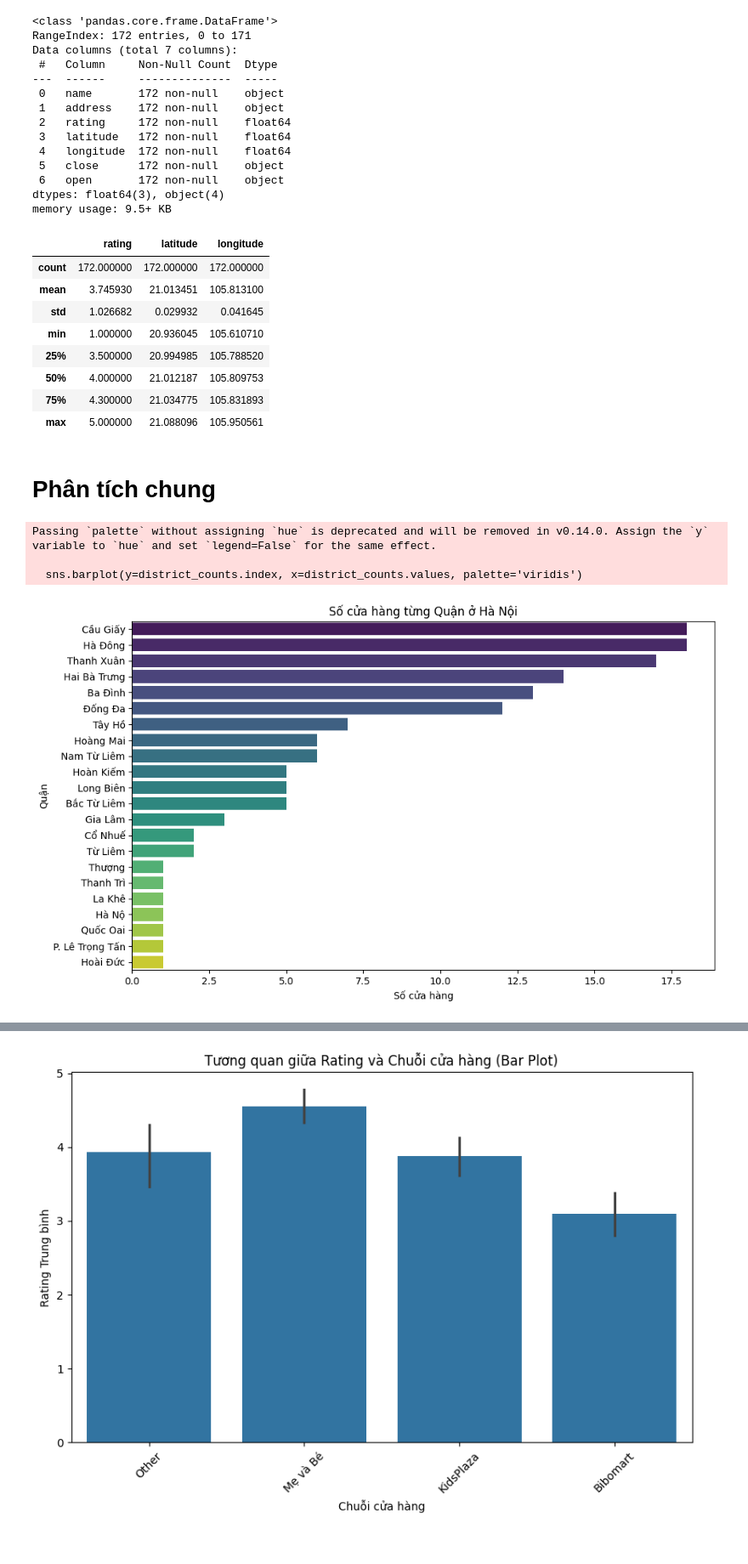
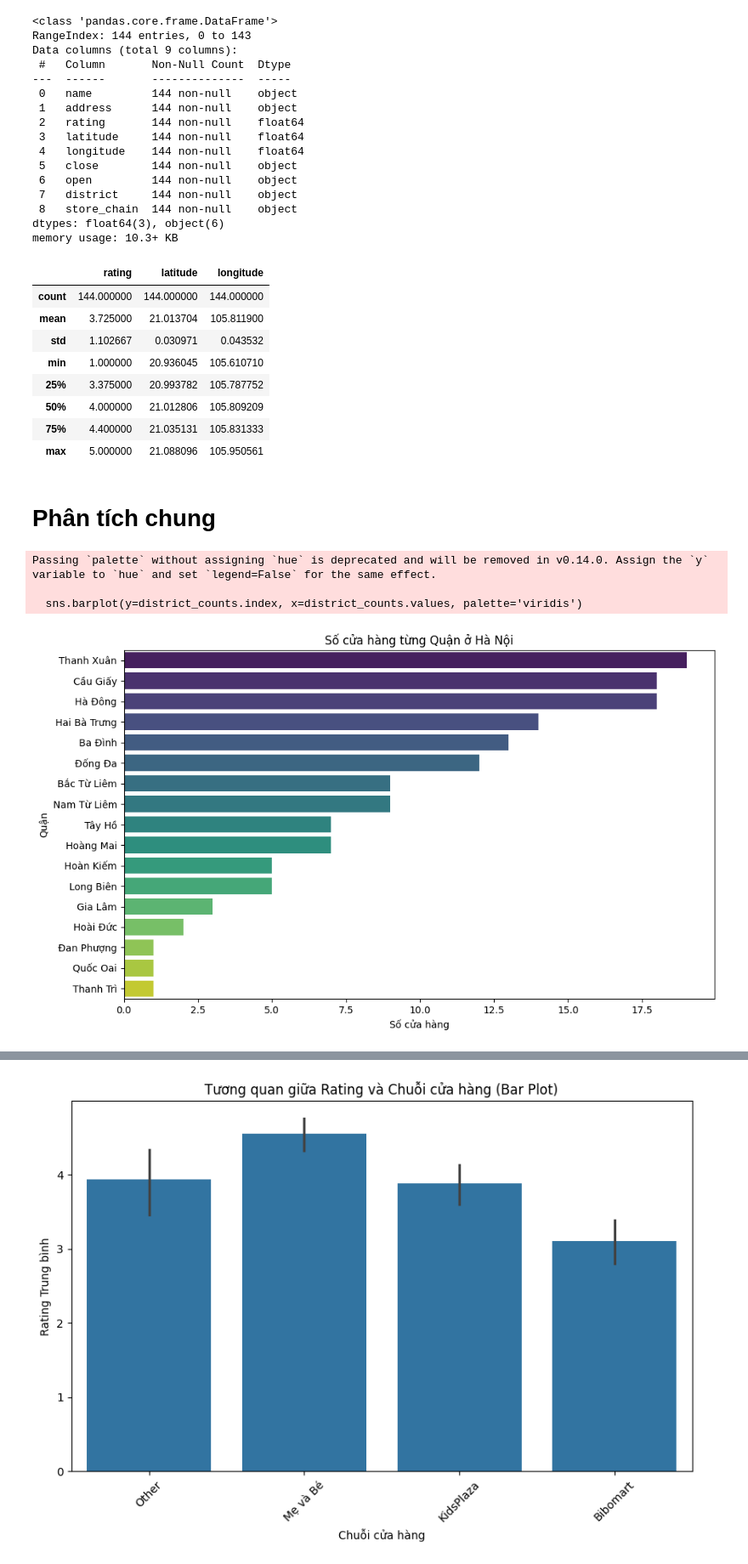
Before and after one commit to HoangLinh03-code/CDTN, a Jupyter notebook: Phan_tich_vi_tri.ipynb, the cells around one changed output, grey strips where cells are left out. Shown at 85% size. Saved outputs shown, nothing was run; the diff lists cells and outputs as text; code cells hidden in the pictures.

```diff
--- a/Phan_tich_vi_tri.ipynb
+++ b/Phan_tich_vi_tri.ipynb
@@ -22,7 +24,3 @@ df
 | 142 | KidsPlaza | 100-A12, Tôn Thất Tùng, Quận Đống... | 5.0 | 21.005910 | 105.831146 | 9:30 PM | 8 AM | Đống Đa | KidsPlaza |
 | 143 | Kidsplaza 410 Quang Trung | 410 Đ. Quang Trung, La Khê, Hà Đô... | 4.2 | 20.962700 | 105.765006 | 10 PM | 8 AM | Hà Đông | KidsPlaza |
 144 rows × 9 columns
-# %%
-df.drop_duplicates(inplace=True)
-# %%
-df.drop(['openurl','status'],axis=1,inplace=True)
@@ -46,52 +28,51 @@ df
 df.info()
 # %% [output]
 <class 'pandas.core.frame.DataFrame'>
-RangeIndex: 172 entries, 0 to 171
-Data columns (total 7 columns):
- #   Column     Non-Null Count  Dtype
----  ------     --------------  -----
- 0   name       172 non-null    object
- 1   address    172 non-null    object
- 2   rating     172 non-null    float64
- 3   latitude   172 non-null    float64
- 4   longitude  172 non-null    float64
- 5   close      172 non-null    object
- 6   open       172 non-null    object
-dtypes: float64(3), object(4)
-memory usage: 9.5+ KB
+RangeIndex: 144 entries, 0 to 143
+Data columns (total 9 columns):
+ #   Column       Non-Null Count  Dtype
+---  ------       --------------  -----
+ 0   name         144 non-null    object
+ 1   address      144 non-null    object
+ 2   rating       144 non-null    float64
+ 3   latitude     144 non-null    float64
+ 4   longitude    144 non-null    float64
+ 5   close        144 non-null    object
+ 6   open         144 non-null    object
+ 7   district     144 non-null    object
+ 8   store_chain  144 non-null    object
+dtypes: float64(3), object(6)
+memory usage: 10.3+ KB
 # %%
 df.describe()
 # %% [output]
 |  | rating | latitude | longitude |
-| count | 172.000000 | 172.000000 | 172.000000 |
-| mean | 3.745930 | 21.013451 | 105.813100 |
-| std | 1.026682 | 0.029932 | 0.041645 |
+| count | 144.000000 | 144.000000 | 144.000000 |
+| mean | 3.725000 | 21.013704 | 105.811900 |
+| std | 1.102667 | 0.030971 | 0.043532 |
 | min | 1.000000 | 20.936045 | 105.610710 |
-| 25% | 3.500000 | 20.994985 | 105.788520 |
-| 50% | 4.000000 | 21.012187 | 105.809753 |
-| 75% | 4.300000 | 21.034775 | 105.831893 |
+| 25% | 3.375000 | 20.993782 | 105.787752 |
+| 50% | 4.000000 | 21.012806 | 105.809209 |
+| 75% | 4.400000 | 21.035131 | 105.831333 |
 | max | 5.000000 | 21.088096 | 105.950561 |
 # %% [markdown]
 # Phân tích chung
 # %%
-df['district'] = df['address'].str.extract(r', ([^,]+), Hà Nội')
-
 district_counts = df['district'].value_counts()
-
 plt.figure(figsize=(10, 6))
 sns.barplot(y=district_counts.index, x=district_counts.values, palette='viridis')
 
 plt.xlabel('Số cửa hàng')
 plt.ylabel('Quận')
 plt.title('Số cửa hàng từng Quận ở Hà Nội')
 plt.tight_layout()
 
 plt.show()
 # %% [output]
 Passing `palette` without assigning `hue` is deprecated and will be removed in v0.14.0. Assign the `y` variable to `hue` and set `legend=False` for the same effect.
 
   sns.barplot(y=district_counts.index, x=district_counts.values, palette='viridis')
-[figure, old version]
+[figure, new version]
 # %%
 df1 = df.copy()
 # %%
```
Also changed, not shown: parts of 8 cells of this notebook, 2 other files.
